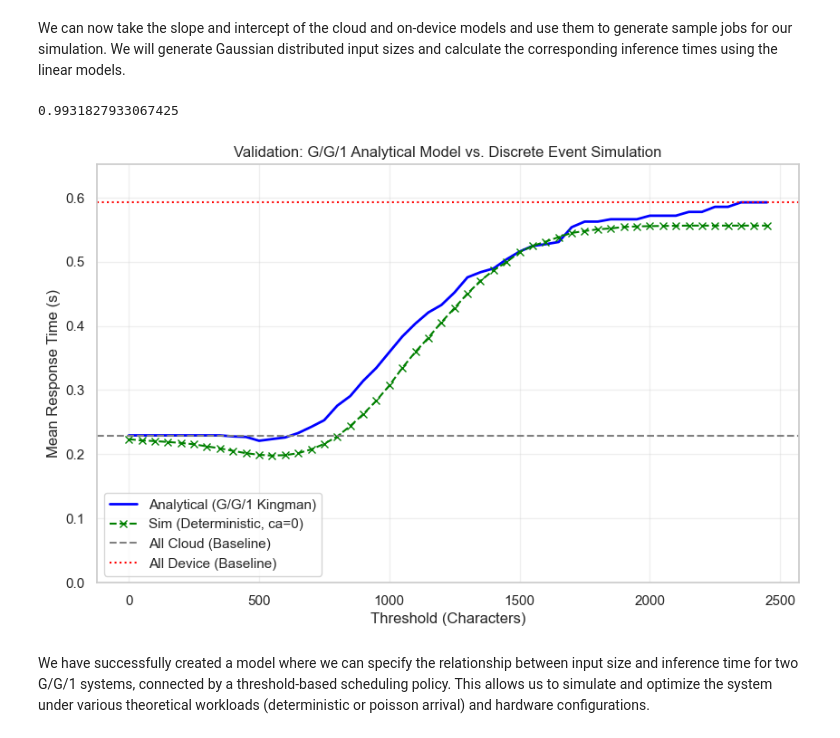
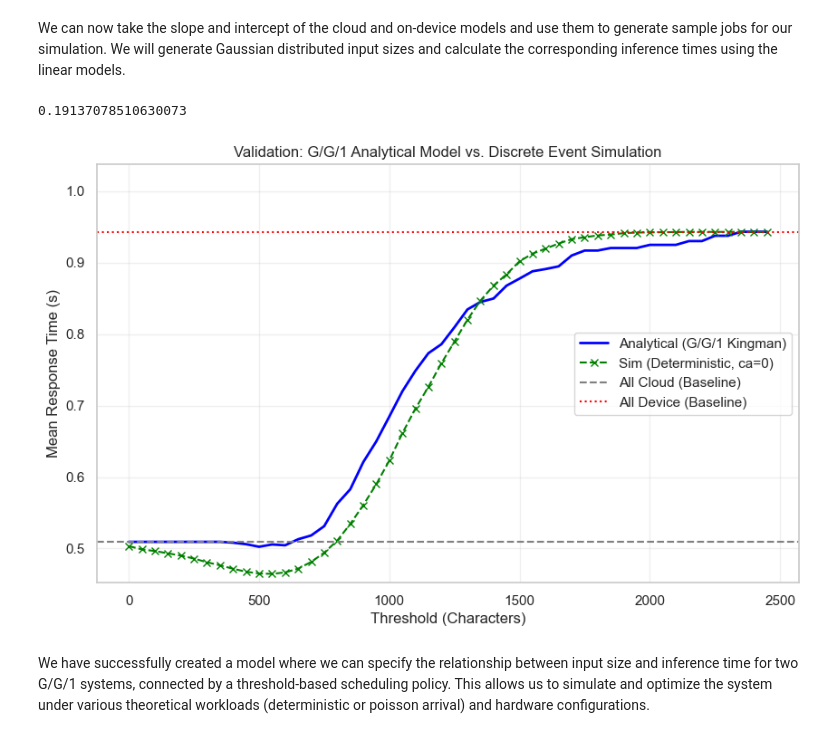
Before and after one commit to fabianHueni/UNIBE_MSGAI_HS25_Project, a Jupyter notebook: analyse/analyse_latency_data.ipynb, the cells around one changed output. Cells and saved outputs as stored; diff of their text form; code cells hidden in the pictures.

Commit message:
feat: simulated different lambdas for the granite model

```diff
--- a/analyse/analyse_latency_data.ipynb
+++ b/analyse/analyse_latency_data.ipynb
@@ -343,8 +343,11 @@ from utils import *
 df_cloud_ex = raw_dfs['cloud/cloud_raw_experiment_meta-llama-llama-3-2-1b-instruct_always_cloud_once-per-sec_2025-12-04T16-10-54'].copy()
 df_device_ex = raw_dfs['philip/raw_experiment_Llama-3-2-1B-Instruct-ONNX_always_device_once-per-sec_2025-12-04T08-10-53'].copy()
 
-on_device_speedup_factor = 1
-on_device_speedup_shift = 400 #linear shift factor in ms
+df_cloud_ex = raw_dfs['cloud/cloud_raw_experiment_ibm-granite-granite-4-0-h-micro_always_cloud_once-per-sec_2025-12-05T07-07-33'].copy()
+df_device_ex = raw_dfs['philip/raw_experiment_granite-4-0-micro-ONNX-web_always_device_once-per-sec_2025-12-04T09-03-29'].copy()
+
+on_device_speedup_factor = 0.2
+on_device_speedup_shift = 100 #linear shift factor in ms
 
 # Apply speedup factor to device inference times
 print(f"Applying speedup factor {on_device_speedup_factor} and shift -{on_device_speedup_shift}ms...")
@@ -545,36 +548,36 @@ print(lambda_sim)
 
 # Run Simulation with Deterministic Arrivals (ca=0.0)
 sim_results_det = simulate_routing_synthetic(thresholds, lambda_sim, num_jobs=10000, ca=0.0, char_params=(char_mean, char_std), dev_model=(slope_dev, int_dev), cloud_model=(slope_cloud, int_cloud))
 
 # Run Simulation with Poisson Arrivals (ca=1.0)
 sim_results_poisson = simulate_routing_synthetic(thresholds, lambda_sim, num_jobs=10000, ca=1.0, char_params=(char_mean, char_std), dev_model=(slope_dev, int_dev), cloud_model=(slope_cloud, int_cloud))
 
 # --- Plot Comparison ---
 plt.figure(figsize=(10, 6))
 # Note: Using gg1_results from the previous cell (Analytical Model)
 plt.plot(gg1_results['threshold'], gg1_results['avg_latency'], label='Analytical (G/G/1 Kingman)', linewidth=2, color='blue')
 #plt.plot(sim_results_poisson['threshold'], sim_results_poisson['sim_latency'], 'o--', label='Sim (Poisson, ca=1)', color='orange', alpha=0.5)
 plt.plot(sim_results_det['threshold'], sim_results_det['sim_latency'], 'x--', label='Sim (Deterministic, ca=0)', color='green')
 
 # Baseline
 plt.axhline(y=gg1_results.iloc[0]['avg_latency'], color='gray', linestyle='--', label='All Cloud (Baseline)')
 plt.axhline(y=gg1_results.iloc[-1]['avg_latency'], color='red', linestyle=':', label='All Device (Baseline)')
 
 # Dynamic Limits
 finite_vals = gg1_results[gg1_results['avg_latency'] != float('inf')]['avg_latency']
 upper_lim = finite_vals.max() * 1.1 if not pd.isna(finite_vals.max()) else 2.0
 lower_lim = max(0, finite_vals.min() * 0.9) if not pd.isna(finite_vals.min()) else 0
-plt.ylim(0, upper_lim)
+plt.ylim(lower_lim, upper_lim)
 
 plt.xlabel('Threshold (Characters)')
 plt.ylabel('Mean Response Time (s)')
 plt.title('Validation: G/G/1 Analytical Model vs. Discrete Event Simulation')
 plt.legend()
 plt.grid(True, alpha=0.3)
 plt.show()
 # %% [output]
-0.9931827933067425
+0.19137078510630073
-[figure, old version]
+[figure, new version]
 # %% [markdown]
 We have successfully created a model where we can specify the relationship between input size and inference time for two G/G/1 systems, connected by a threshold-based scheduling policy. This allows us to simulate and optimize the system under various theoretical workloads (deterministic or poisson arrival) and hardware configurations.
 # %%
```
Also changed, not shown: parts of 9 cells of this notebook.
